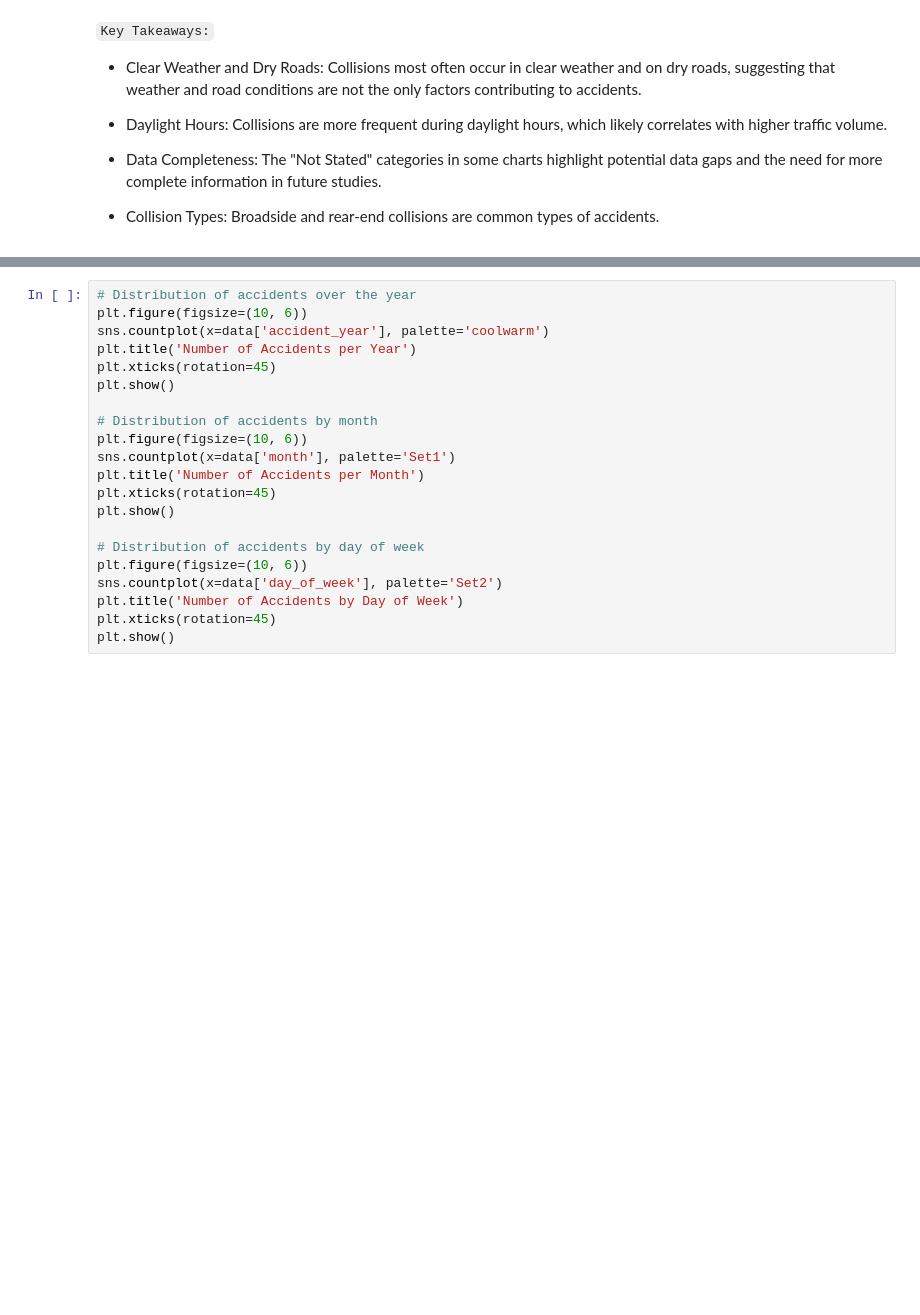
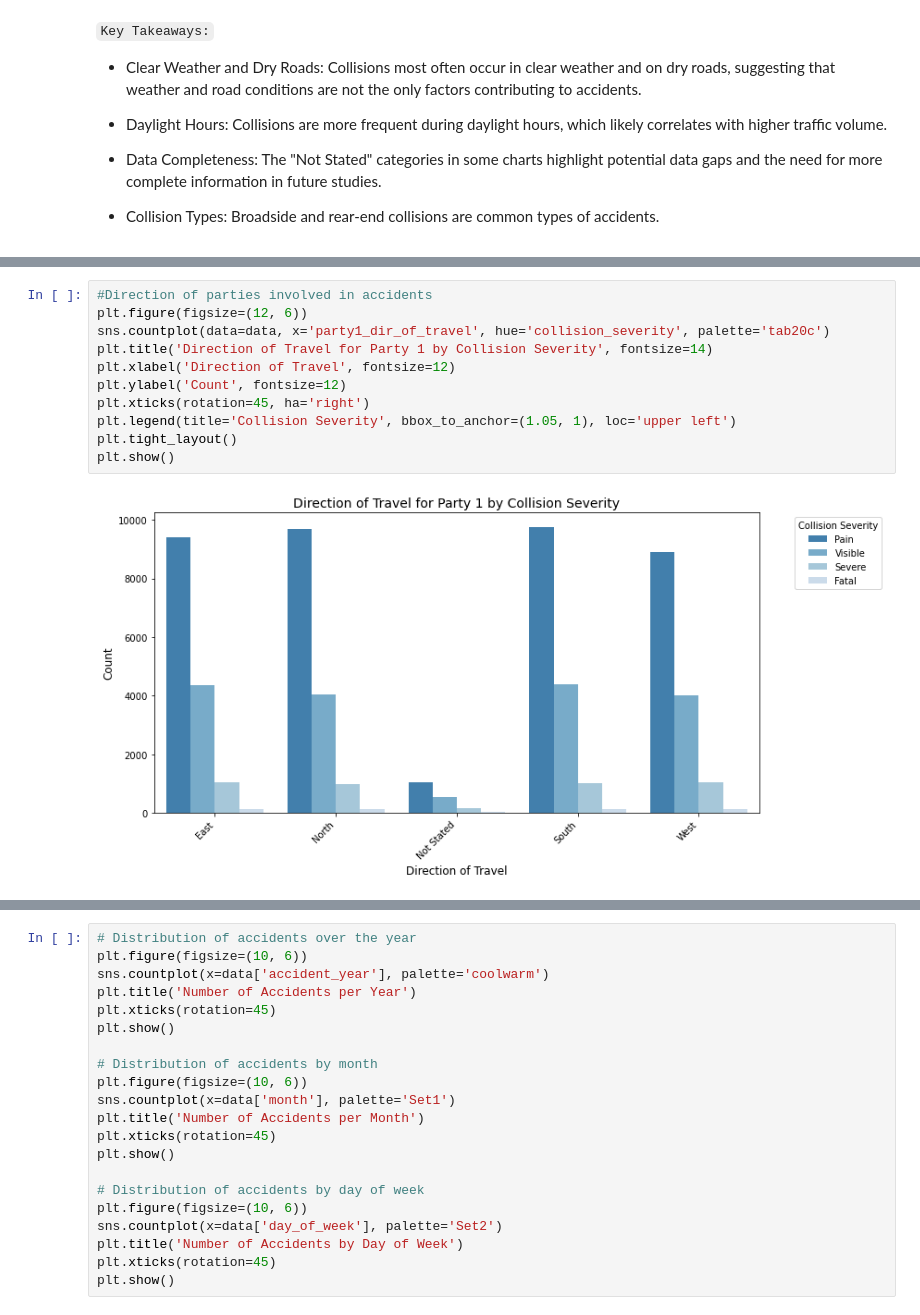
Before and after one commit to JmercyA/CAPSTONE-PROJECT-GROUP-3, a Jupyter notebook: Index.ipynb, the cells around one changed output, grey strips where cells are left out. Drawn from its saved outputs; the diff is of its cells as text; blank space fills up the shorter version.

```diff
--- a/Index.ipynb
+++ b/Index.ipynb
@@ -609,0 +669,13 @@ plt.show()
+# %%
+#Direction of parties involved in accidents
+plt.figure(figsize=(12, 6))
+sns.countplot(data=data, x='party1_dir_of_travel', hue='collision_severity', palette='tab20c')
+plt.title('Direction of Travel for Party 1 by Collision Severity', fontsize=14)
+plt.xlabel('Direction of Travel', fontsize=12)
+plt.ylabel('Count', fontsize=12)
+plt.xticks(rotation=45, ha='right')
+plt.legend(title='Collision Severity', bbox_to_anchor=(1.05, 1), loc='upper left')
+plt.tight_layout()
+plt.show()
+# %% [output]
+[figure, added]
```
Also changed, not shown: parts of 20 cells of this notebook, 1 other file.
